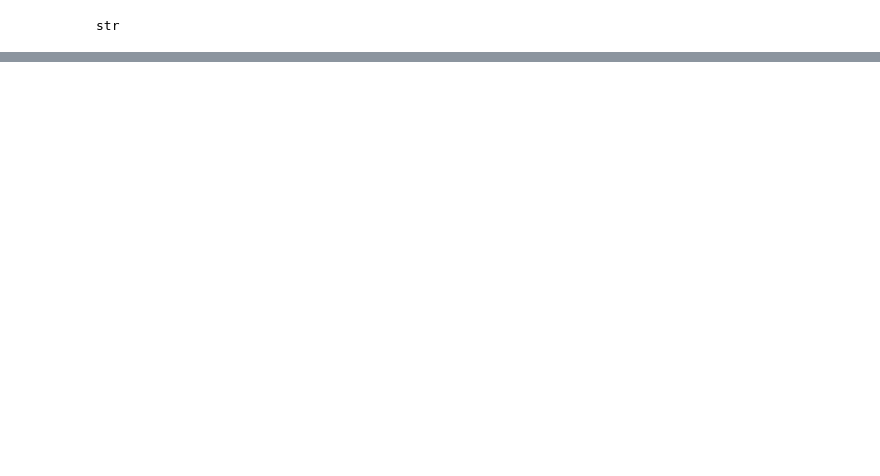
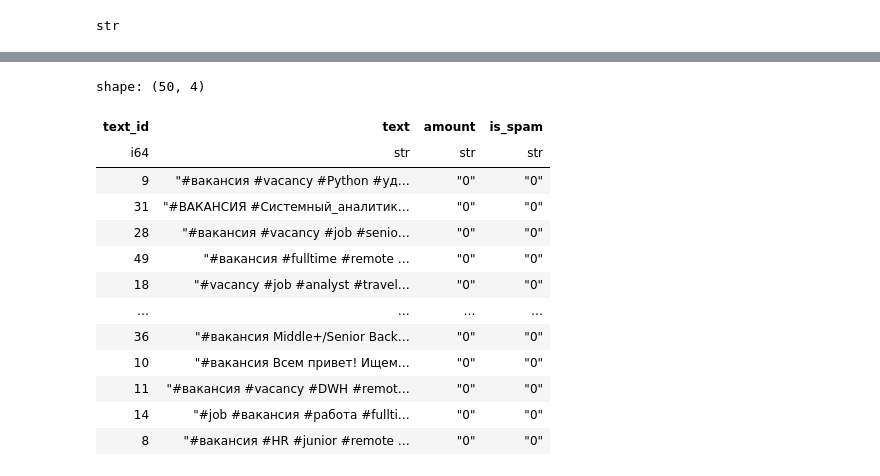
Before and after one commit to dimonpd/LLM_practical_course, a Jupyter notebook: notebooks/2_1_Решение_задач.ipynb, the cells around one changed output, grey strips where cells are left out. Cells and saved outputs as stored; diff of their text form; code cells hidden in the pictures; blank space fills up the shorter version.

```diff
--- a/notebooks/2_1_Решение_задач.ipynb
+++ b/notebooks/2_1_Решение_задач.ipynb
@@ -112,3 +228,20 @@ df['amount'] = amount_list # Создаём новый столбец из от
 import polars as pl
 # %%
 df = pl.from_pandas(df)
+# %%
+df.with_columns(pl.col('amount').alias('is_spam'))
+# %% [output]
+shape: (50, 4)
+| text_id | text | amount | is_spam |
+| i64 | str | str | str |
+| 9 | "#вакансия #vacancy #Python #уд… | "0" | "0" |
+| 31 | "#ВАКАНСИЯ #Системный_аналитик… | "0" | "0" |
+| 28 | "#вакансия #vacancy #job #senio… | "0" | "0" |
+| 49 | "#вакансия #fulltime #remote … | "0" | "0" |
+| 18 | "#vacancy #job #analyst #travel… | "0" | "0" |
+| … | … | … | … |
+| 36 | "#вакансия Middle+/Senior Back… | "0" | "0" |
+| 10 | "#вакансия Всем привет! Ищем… | "0" | "0" |
+| 11 | "#вакансия #vacancy #DWH #remot… | "0" | "0" |
+| 14 | "#job #вакансия #работа #fullti… | "0" | "0" |
+| 8 | "#вакансия #HR #junior #remote … | "0" | "0" |
```
Also changed, not shown: parts of 17 cells of this notebook, 5 other files.
